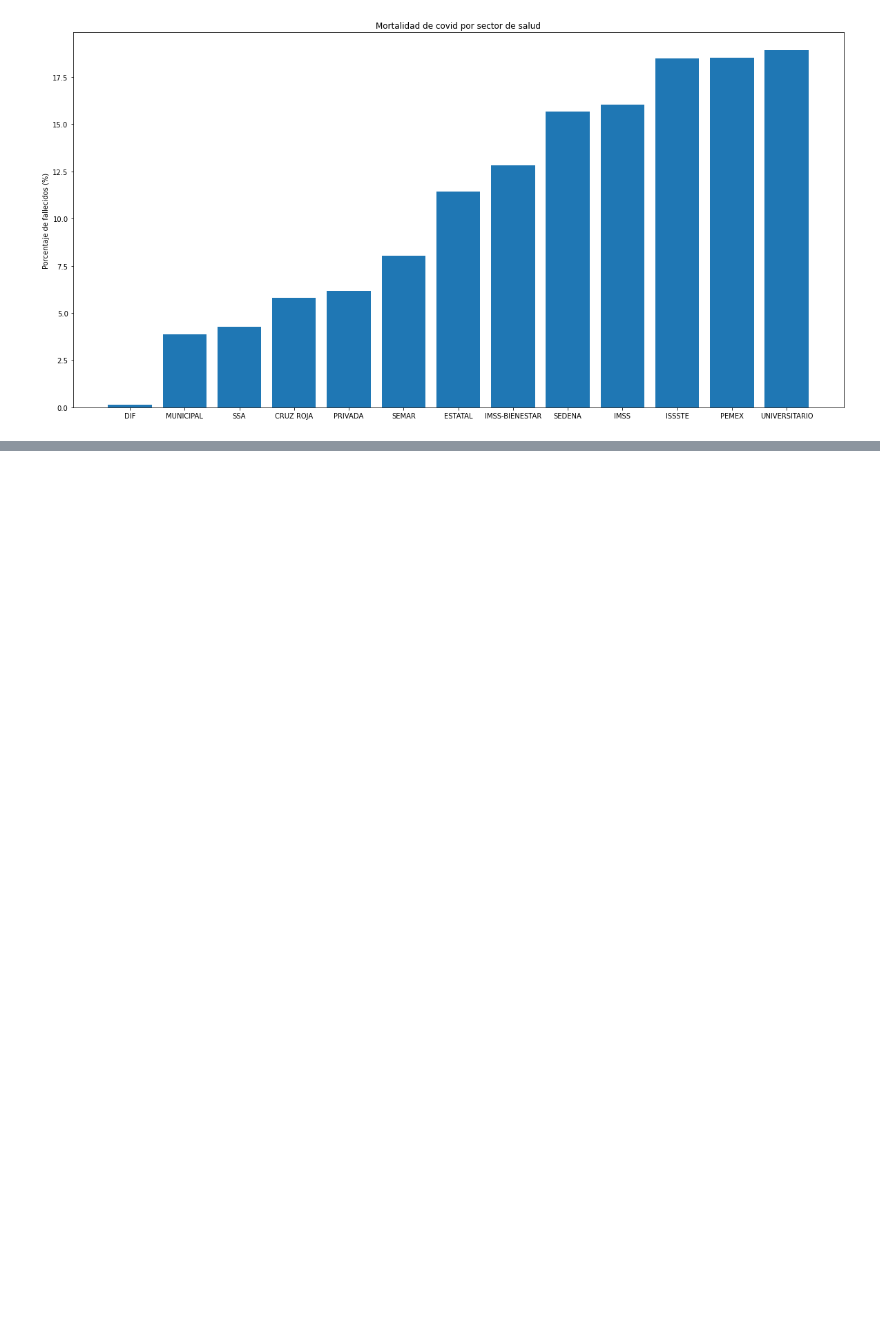
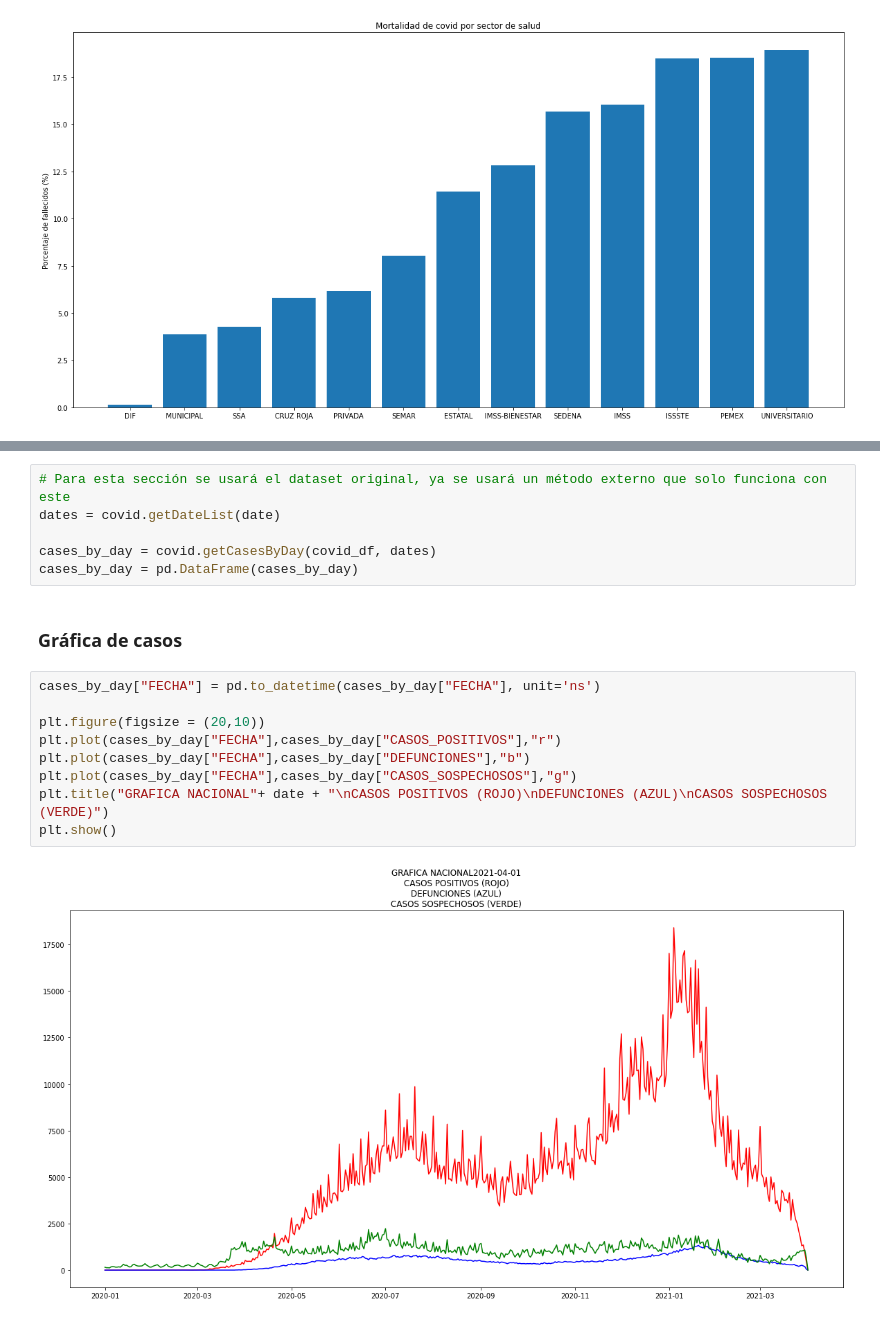
Before and after one commit to EduHdzVillasana/COVIDSTATSMX, a Jupyter notebook: Análisis y Modelado/COVID_MX.ipynb, the cells around one changed output, grey strips where cells are left out. Saved outputs shown, nothing was run; the diff lists cells and outputs as text; blank space fills up the shorter version.

```diff
--- a/Análisis y Modelado/COVID_MX.ipynb
+++ b/Análisis y Modelado/COVID_MX.ipynb
@@ -538,0 +627,19 @@ Text(0, 0.5, 'Porcentaje de fallecidos (%)')
+# %%
+# Para esta sección se usará el dataset original, ya se usará un método externo que solo funciona con este
+dates = covid.getDateList(date)
+
+cases_by_day = covid.getCasesByDay(covid_df, dates)
+cases_by_day = pd.DataFrame(cases_by_day)
+# %% [markdown]
+### Gráfica de casos
+# %%
+cases_by_day["FECHA"] = pd.to_datetime(cases_by_day["FECHA"], unit='ns')
+
+plt.figure(figsize = (20,10))
+plt.plot(cases_by_day["FECHA"],cases_by_day["CASOS_POSITIVOS"],"r")
+plt.plot(cases_by_day["FECHA"],cases_by_day["DEFUNCIONES"],"b")
+plt.plot(cases_by_day["FECHA"],cases_by_day["CASOS_SOSPECHOSOS"],"g")
+plt.title("GRAFICA NACIONAL"+ date + "\nCASOS POSITIVOS (ROJO)\nDEFUNCIONES (AZUL)\nCASOS SOSPECHOSOS (VERDE)")
+plt.show()
+# %% [output]
+[figure, added]
```
Also changed, not shown: parts of 36 cells of this notebook.
